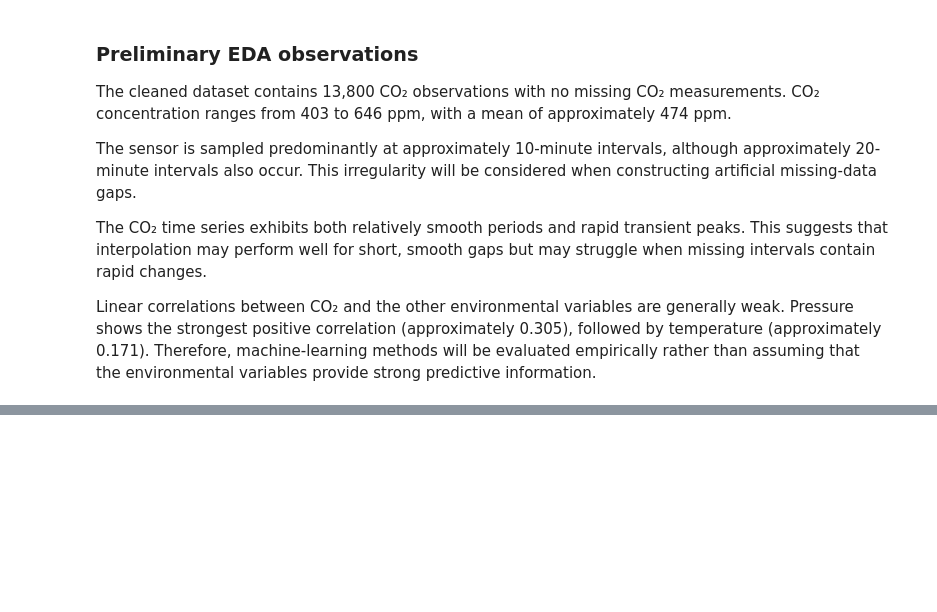
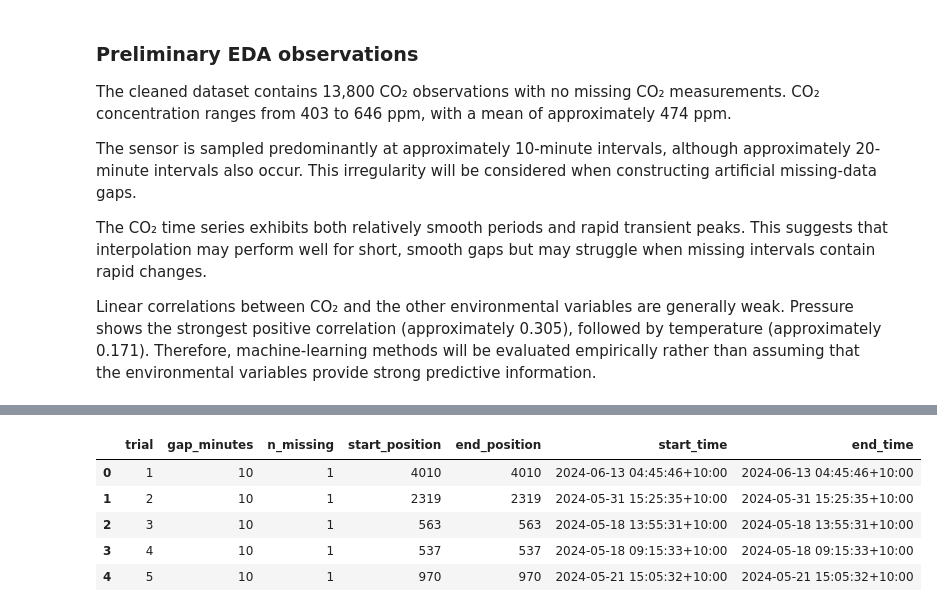
Before and after one commit to erica-teoh/MMA3001-CO2-Reconstruction, a Jupyter notebook: MMA3001_CO2_Reconstruction.ipynb, the cells around one changed output, grey strips where cells are left out. Cells and saved outputs as stored; diff of their text form; code cells hidden in the pictures; blank space fills up the shorter version.

```diff
--- a/MMA3001_CO2_Reconstruction.ipynb
+++ b/MMA3001_CO2_Reconstruction.ipynb
@@ -379,0 +441,79 @@ Linear correlations between CO₂ and the other environmental variables are gene
+# %%
+import numpy as np
+import pandas as pd
+
+GAP_SIZES = {
+    10: 1,
+    30: 3,
+    60: 6,
+    120: 12
+}
+
+N_TRIALS = 100
+RANDOM_SEED = 3001
+
+rng = np.random.default_rng(RANDOM_SEED)
+
+gap_trials = []
+
+for gap_minutes, n_missing in GAP_SIZES.items():
+
+    valid_starts = []
+
+    # Need one known observation before and after each artificial gap
+    for start in range(1, len(evaluation_df) - n_missing):
+
+        end = start + n_missing - 1
+
+        # Intervals from:
+        # previous known point -> first hidden point
+        # through to:
+        # final hidden point -> next known point
+        required_edges = evaluation_df.loc[
+            start:end + 1,
+            "regular_interval"
+        ]
+
+        if required_edges.all():
+            valid_starts.append(start)
+
+    print(
+        f"{gap_minutes}-minute gap: "
+        f"{len(valid_starts)} possible locations"
+    )
+
+    if len(valid_starts) < N_TRIALS:
+        raise ValueError(
+            f"Not enough valid locations for {gap_minutes}-minute gaps."
+        )
+
+    selected_starts = rng.choice(
+        valid_starts,
+        size=N_TRIALS,
+        replace=False
+    )
+
+    for trial_number, start in enumerate(selected_starts, start=1):
+
+        end = start + n_missing - 1
+
+        gap_trials.append({
+            "trial": trial_number,
+            "gap_minutes": gap_minutes,
+            "n_missing": n_missing,
+            "start_position": start,
+            "end_position": end,
+            "start_time": evaluation_df.loc[start, "timestamp"],
+            "end_time": evaluation_df.loc[end, "timestamp"]
+        })
+
+
+gap_trials = pd.DataFrame(gap_trials)
+
+print("\nTotal artificial gaps:", len(gap_trials))
+
+print("\nTrials by gap duration:")
+print(gap_trials["gap_minutes"].value_counts().sort_index())
+
+gap_trials.head()
+# %% [output]
@@ -379,0 +534,6 @@ Linear correlations between CO₂ and the other environmental variables are gene
+|  | trial | gap_minutes | n_missing | start_position | end_position | start_time | end_time |
+| 0 | 1 | 10 | 1 | 4010 | 4010 | 2024-06-13 04:45:46+10:00 | 2024-06-13 04:45:46+10:00 |
+| 1 | 2 | 10 | 1 | 2319 | 2319 | 2024-05-31 15:25:35+10:00 | 2024-05-31 15:25:35+10:00 |
+| 2 | 3 | 10 | 1 | 563 | 563 | 2024-05-18 13:55:31+10:00 | 2024-05-18 13:55:31+10:00 |
+| 3 | 4 | 10 | 1 | 537 | 537 | 2024-05-18 09:15:33+10:00 | 2024-05-18 09:15:33+10:00 |
+| 4 | 5 | 10 | 1 | 970 | 970 | 2024-05-21 15:05:32+10:00 | 2024-05-21 15:05:32+10:00 |
```
Also changed, not shown: parts of 5 cells of this notebook.
